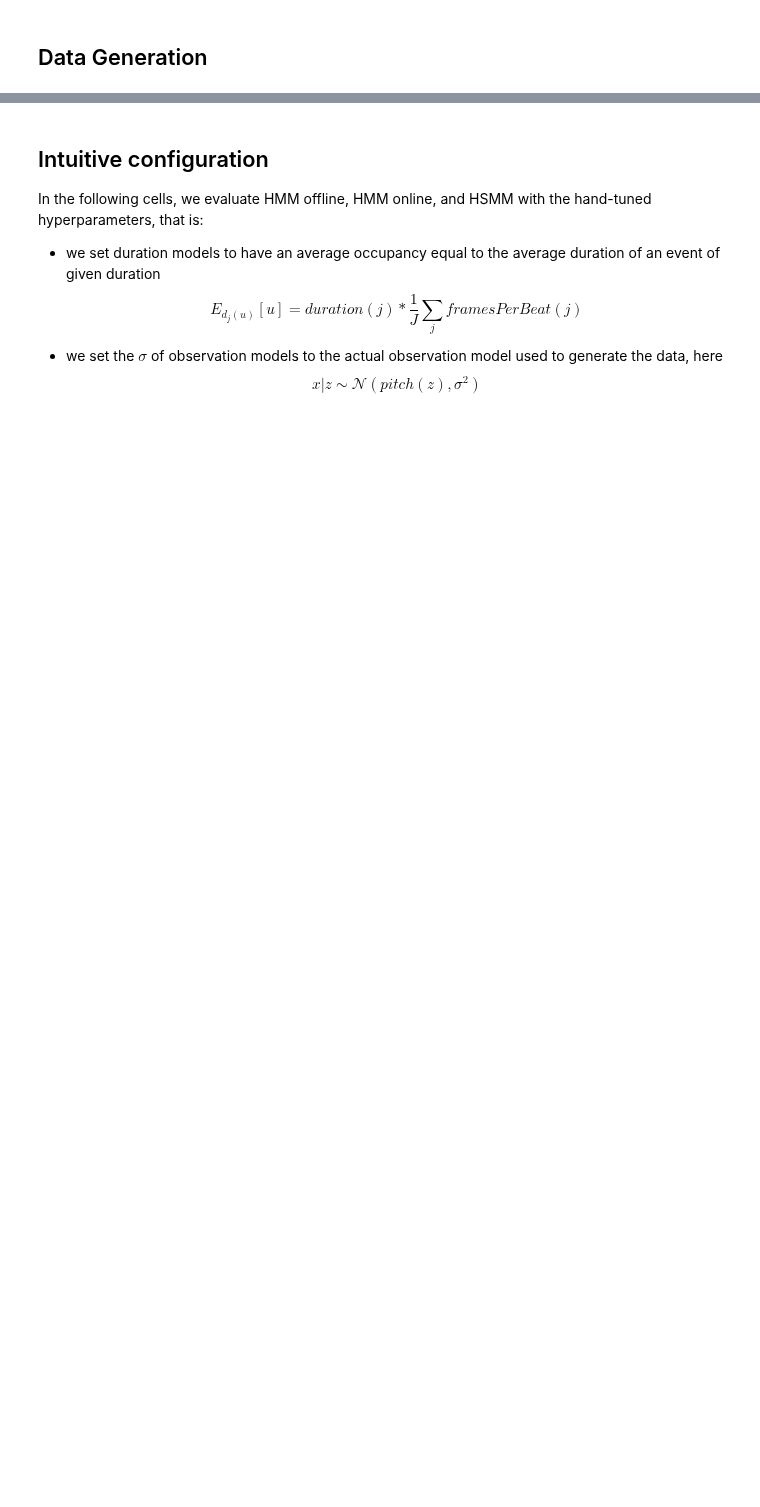
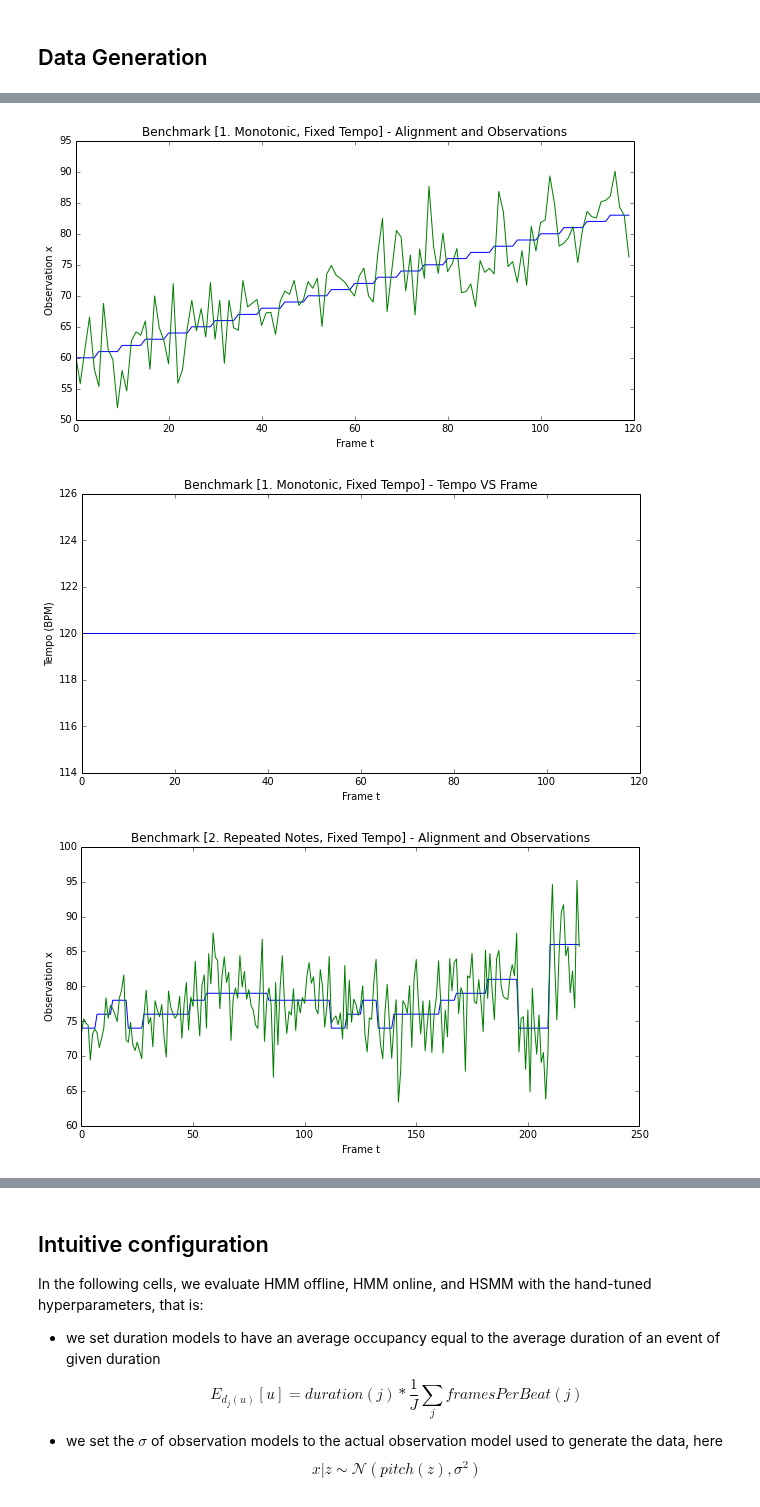
Before and after one commit to gabrielhuang/tmalign, a Jupyter notebook: tmalign.ipynb, the cells around one changed output, grey strips where cells are left out. Drawn from its saved outputs; the diff is of its cells as text; code cells hidden in the pictures; blank space fills up the shorter version.

Commit message:
factor out benchmarks

```diff
--- a/tmalign.ipynb
+++ b/tmalign.ipynb
@@ -199,0 +64,40 @@ bench4.plot()
+# %%
+# Benchmark 1: Quarter notes rising from C4 to C6, Constant TEMPO
+pitches = np.arange(60, 84)
+durations = np.ones(len(pitches))
+bpm = 120
+
+bench1 = UnimodalGaussianBenchmark(
+    pitches, durations, bpm, FRAME_SEC, name='1. Monotonic, Fixed Tempo')
+bench1.plot()
+
+# Benchmark 2: Lots of repeated notes, constant TEMPO, but different
+pitches = abc_to_pitches('CDECDDDEFFFFEEEECDECDDDEFFGGCCcc')
+durations = np.ones(len(pitches))
+bpm = 80
+
+bench2 = UnimodalGaussianBenchmark(
+    pitches, durations, bpm, FRAME_SEC, name='2. Repeated Notes, Fixed Tempo')
+bench2.plot()
+
+# Benchmark 3: Quarter notes rising from C4 to C6, Increasing TEMPO
+pitches = np.arange(60, 84)
+durations = np.ones(len(pitches))
+bpm = np.linspace(60, 120, len(pitches))
+
+bench3 = UnimodalGaussianBenchmark(
+    pitches, durations, bpm, FRAME_SEC, name='3. Monotonic, Accelerating Tempo')
+bench3.plot()
+
+# Benchmark 4: Lots of repeated notes, Increasing TEMPO
+pitches = abc_to_pitches('CDECDDDEFFFFEEEECDECDDDEFFGGCCcc')
+durations = np.ones(len(pitches))
+bpm = np.linspace(60, 120, len(pitches))
+
+bench4 = UnimodalGaussianBenchmark(
+    pitches, durations, bpm, FRAME_SEC, name='4. Repeated Notes, Accelerating Tempo')
+bench4.plot()
+# %% [output]
+[figure, added]
+[figure, added]
+[figure, added]
```
Also changed, not shown: parts of 9 cells of this notebook.
